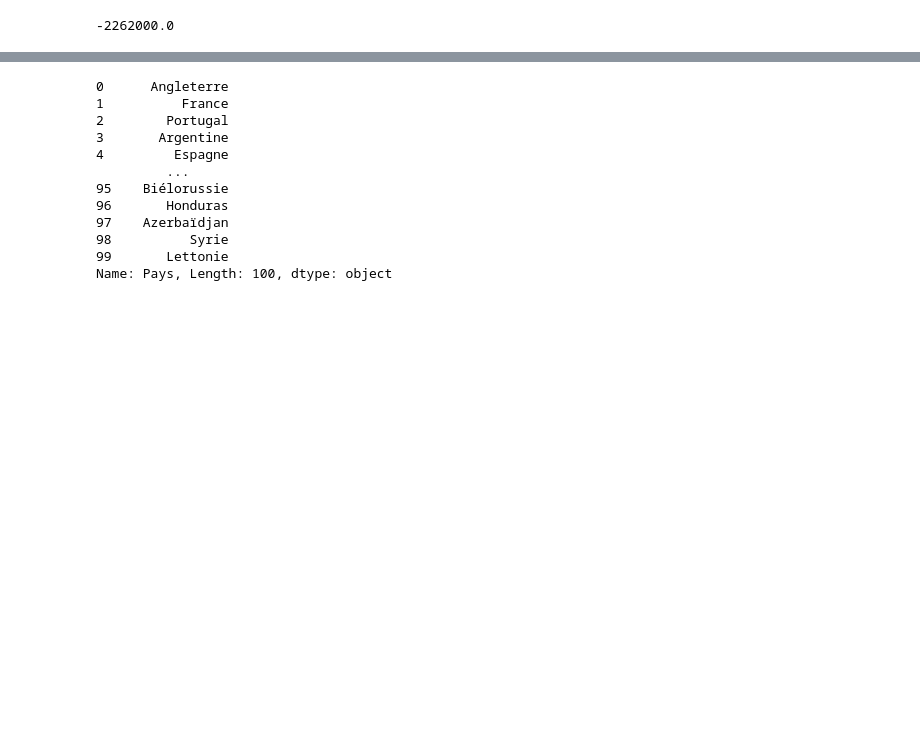
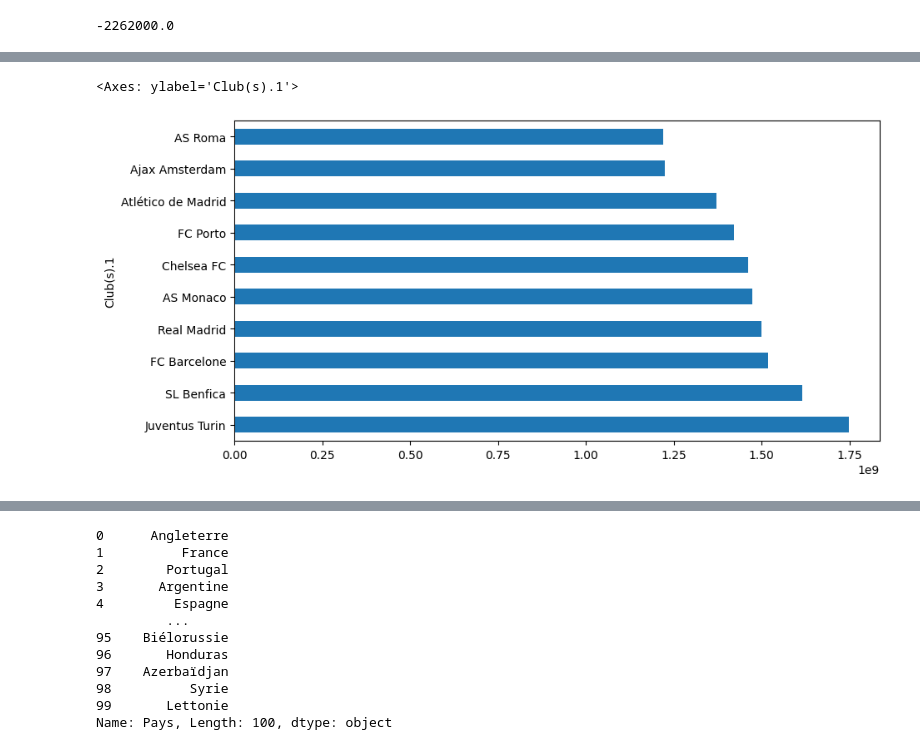
Before and after one commit to guypi001/DE, a Jupyter notebook: prog _test(1).ipynb, the cells around one changed output, grey strips where cells are left out. Drawn from its saved outputs; the diff is of its cells as text; code cells hidden in the pictures; blank space fills up the shorter version.

```diff
--- a/prog _test(1).ipynb
+++ b/prog _test(1).ipynb
@@ -2476,0 +2480,22 @@ plt.show()
+# %%
+# fusionner les dataframes transfert94, transfert14, transfert19, transfert38, transfert45, transfert60, transfert80, transfert2000, transfert2005, transfert2010, transfert2015, transfert2020 en faisant la somme des dépenses
+# et la somme des revenus
+
+transfert = pd.concat([transfert94, transfert14, transfert19, transfert38, transfert45, transfert60, transfert80, transfert2000, transfert2005, transfert2010, transfert2015, transfert2020, transfert2023], axis=0)
+
+# regrouper par Club(s).1 et faire la somme des revenues et afficher par ordre decroissant
+transfert_revenus = transfert.groupby('Club(s).1')['Revenus'].sum().sort_values(ascending=False)
+
+
+# regrouper par Club(s).1 et faire la somme des dépenses et afficher par ordre decroissant
+transfert_depenses = transfert.groupby('Club(s).1')['Dépenses'].sum().sort_values(ascending=False)
+
+
+# regrouper par Club(s).1 et faire la somme des soldes et afficher par ordre decroissant
+transfert_solde = transfert.groupby('Club(s).1')['Solde'].sum().sort_values(ascending=False)
+# %%
+# Faire un bel affichage pour les 10 premieres lignes de transfert_revenus de facon horizontal
+transfert_revenus.head(10).plot(kind='barh', figsize=(10, 5))
+# %% [output]
+<Axes: ylabel='Club(s).1'>
+[figure, added]
```
Also changed, not shown: parts of 8 cells of this notebook.
